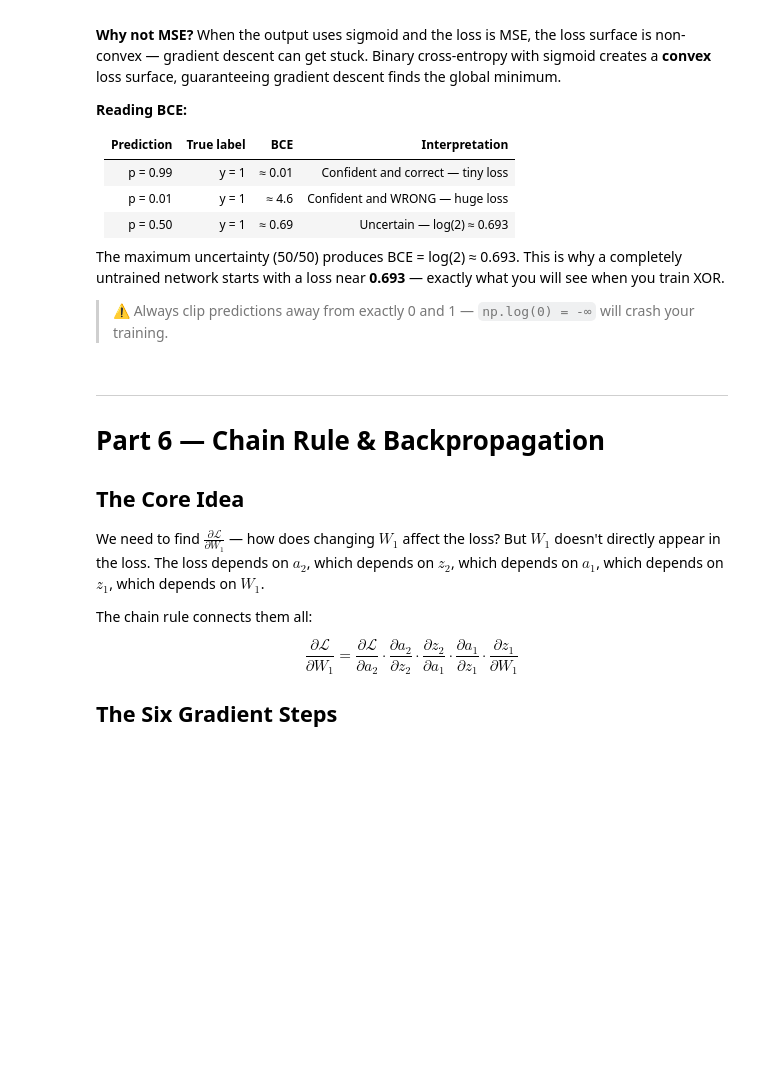
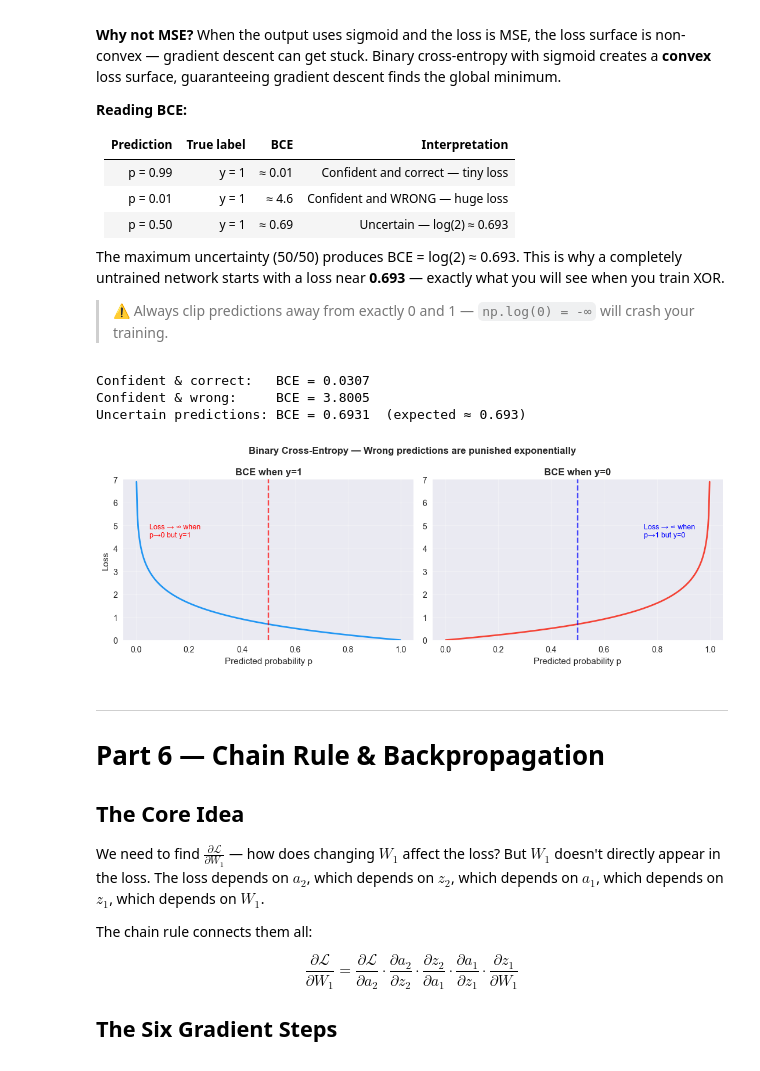
Before and after one commit to shashwatsrma/ML-training, a Jupyter notebook: Day_9_Deep_Learning_Neural_Networl.ipynb, the cells around one changed output. Drawn from its saved outputs; the diff is of its cells as text; code cells hidden in the pictures; blank space fills up the shorter version.

```diff
--- a/Day_9_Deep_Learning_Neural_Networl.ipynb
+++ b/Day_9_Deep_Learning_Neural_Networl.ipynb
@@ -413,7 +499,8 @@ def binary_cross_entropy(y_true: np.ndarray, y_pred: np.ndarray) -> float:
     y_pred: shape (n, 1), values in (0, 1)
     """
     # YOUR CODE HERE
-    pass
+    y_pred = np.clip(y_pred, 1e-15, 1 - 1e-15)
+    return -np.mean(y_true * np.log(y_pred) + (1 - y_true) * np.log(1 - y_pred))
 
 
 # Test on the three key cases
@@ -429,24 +516,47 @@ print(f'Uncertain predictions: BCE = {binary_cross_entropy(y_true_test, pred_unc
 # 📝 An untrained network outputs ~0.5 for everything.
 # What loss do you expect at the start of XOR training?
 # ...
+# %% [output]
+Confident & correct:   BCE = 0.0307
+Confident & wrong:     BCE = 3.8005
+Uncertain predictions: BCE = 0.6931  (expected ≈ 0.693)
 # %%
 # ── TASK 11 — Plot BCE loss vs predicted probability ─────────────────────────
 # Create 1×2 subplots (figsize=(11, 4))
 # Left:  BCE loss when true label y=1, as p goes from 0.001 to 0.999
 # Right: BCE loss when true label y=0, as p goes from 0.001 to 0.999
 # Both curves should show: near-zero loss when correct, large loss when wrong
 # Add a vertical dashed line at p=0.5 on each plot
 
+# TASK 11 — BCE curve
 p_vals = np.linspace(0.001, 0.999, 300)
+bce_y1 = -np.log(p_vals)         # y=1: -log(p)
+bce_y0 = -np.log(1 - p_vals)     # y=0: -log(1-p)
 
 fig, axes = plt.subplots(1, 2, figsize=(11, 4))
 
-# YOUR CODE HERE
+axes[0].plot(p_vals, bce_y1, color='#2196F3', linewidth=2)
+axes[0].axvline(0.5, color='red', linestyle='--', alpha=0.7)
+axes[0].set_title('BCE when y=1', fontweight='bold')
+axes[0].set_xlabel('Predicted probability p')
+axes[0].set_ylabel('Loss')
+axes[0].set_ylim(0, 7)
+axes[0].grid(alpha=0.3)
+axes[0].annotate('Loss → ∞ when\np→0 but y=1', xy=(0.05, 4.5), fontsize=9, color='red')
 
+axes[1].plot(p_vals, bce_y0, color='#F44336', linewidth=2)
+axes[1].axvline(0.5, color='blue', linestyle='--', alpha=0.7)
+axes[1].set_title('BCE when y=0', fontweight='bold')
+axes[1].set_xlabel('Predicted probability p')
+axes[1].set_ylim(0, 7)
+axes[1].grid(alpha=0.3)
+axes[1].annotate('Loss → ∞ when\np→1 but y=0', xy=(0.75, 4.5), fontsize=9, color='blue')
 
-plt.suptitle('Binary Cross-Entropy Loss — Wrong predictions are punished exponentially', fontweight='bold')
+plt.suptitle('Binary Cross-Entropy — Wrong predictions are punished exponentially', fontweight='bold')
 plt.tight_layout()
 plt.show()
+# %% [output]
+[figure, added]
 # %% [markdown]
 ---
 # Part 6 — Chain Rule & Backpropagation
```
Also changed, not shown: parts of 13 cells of this notebook.
